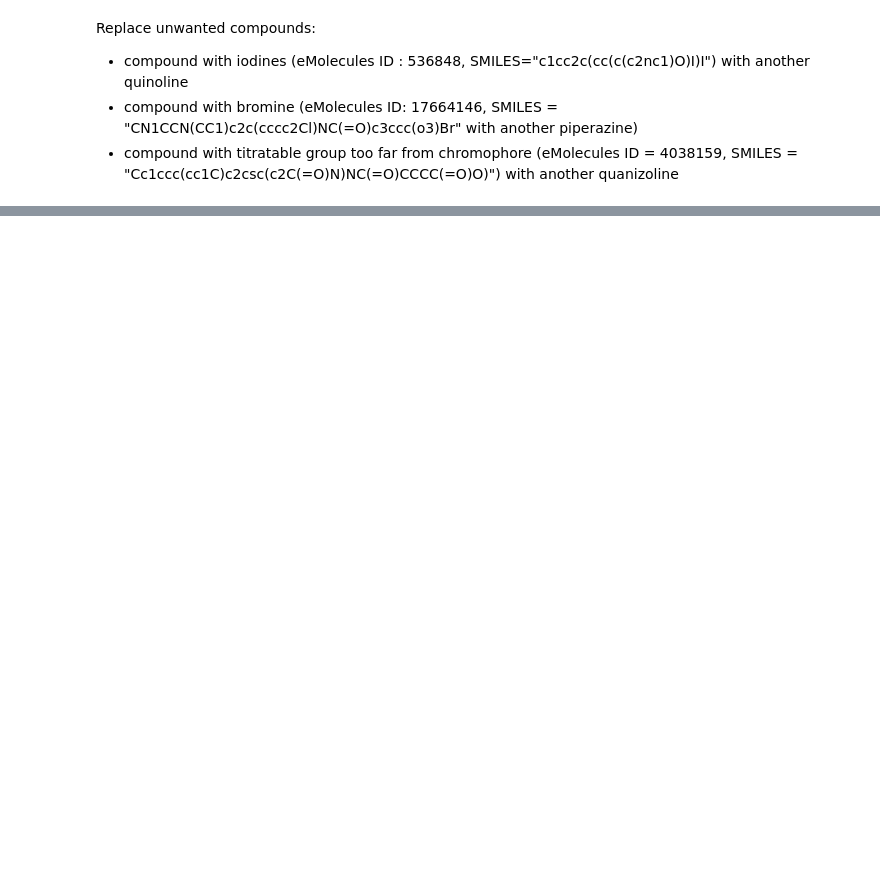
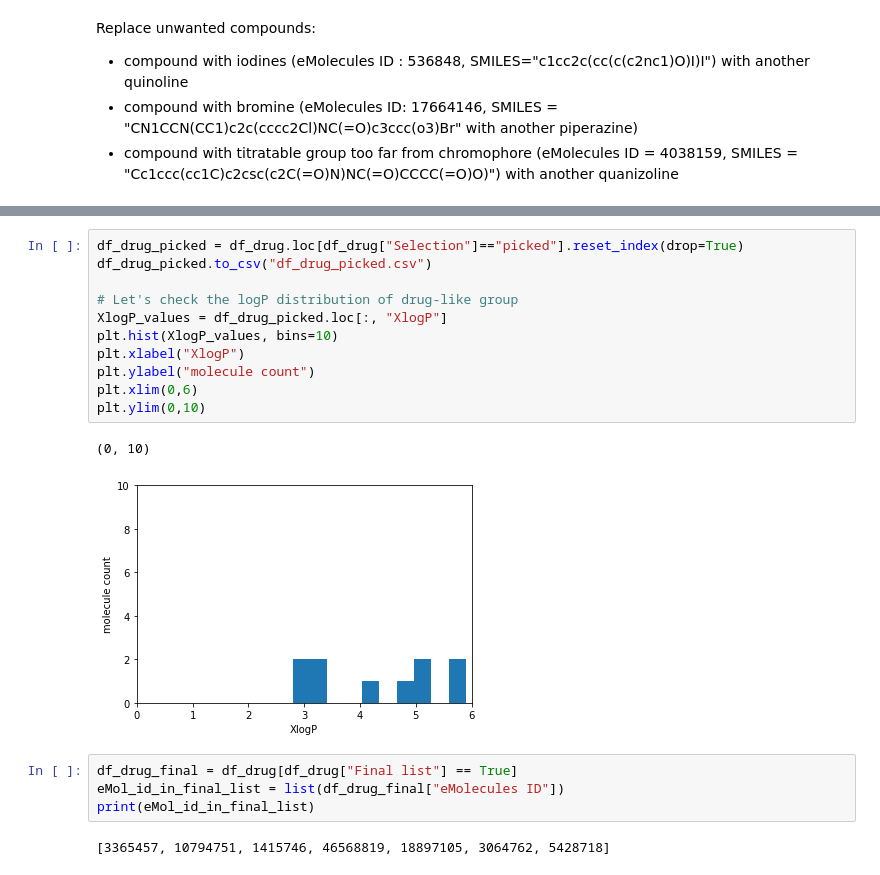
Before and after one commit to choderalab/sampl6-physicochemical-properties, a Jupyter notebook: compound_selection/zinc15_eMolecules_intersection_set/20170727_zinc15_eMolecules_subset_logP_mw_filter/drug-like-compound-selection.ipynb, the cells around one changed output, grey strips where cells are left out. Saved outputs shown, nothing was run; the diff lists cells and outputs as text; blank space fills up the shorter version.

```diff
--- a/compound_selection/zinc15_eMolecules_intersection_set/20170727_zinc15_eMolecules_subset_logP_mw_filter/drug-like-compound-selection.ipynb
+++ b/compound_selection/zinc15_eMolecules_intersection_set/20170727_zinc15_eMolecules_subset_logP_mw_filter/drug-like-compound-selection.ipynb
@@ -323,0 +558,20 @@ While selecting from each logP bin, first compounds selected for their ring subs
+# %%
+df_drug_picked = df_drug.loc[df_drug["Selection"]=="picked"].reset_index(drop=True)
+df_drug_picked.to_csv("df_drug_picked.csv")
+
+# Let's check the logP distribution of drug-like group
+XlogP_values = df_drug_picked.loc[:, "XlogP"]
+plt.hist(XlogP_values, bins=10)
+plt.xlabel("XlogP")
+plt.ylabel("molecule count")
+plt.xlim(0,6)
+plt.ylim(0,10)
+# %% [output]
+(0, 10)
+[figure, added]
+# %%
+df_drug_final = df_drug[df_drug["Final list"] == True]
+eMol_id_in_final_list = list(df_drug_final["eMolecules ID"])
+print(eMol_id_in_final_list)
+# %% [output]
+[3365457, 10794751, 1415746, 46568819, 18897105, 3064762, 5428718]
```
Also changed, not shown: parts of 30 cells of this notebook, 17 other files.
